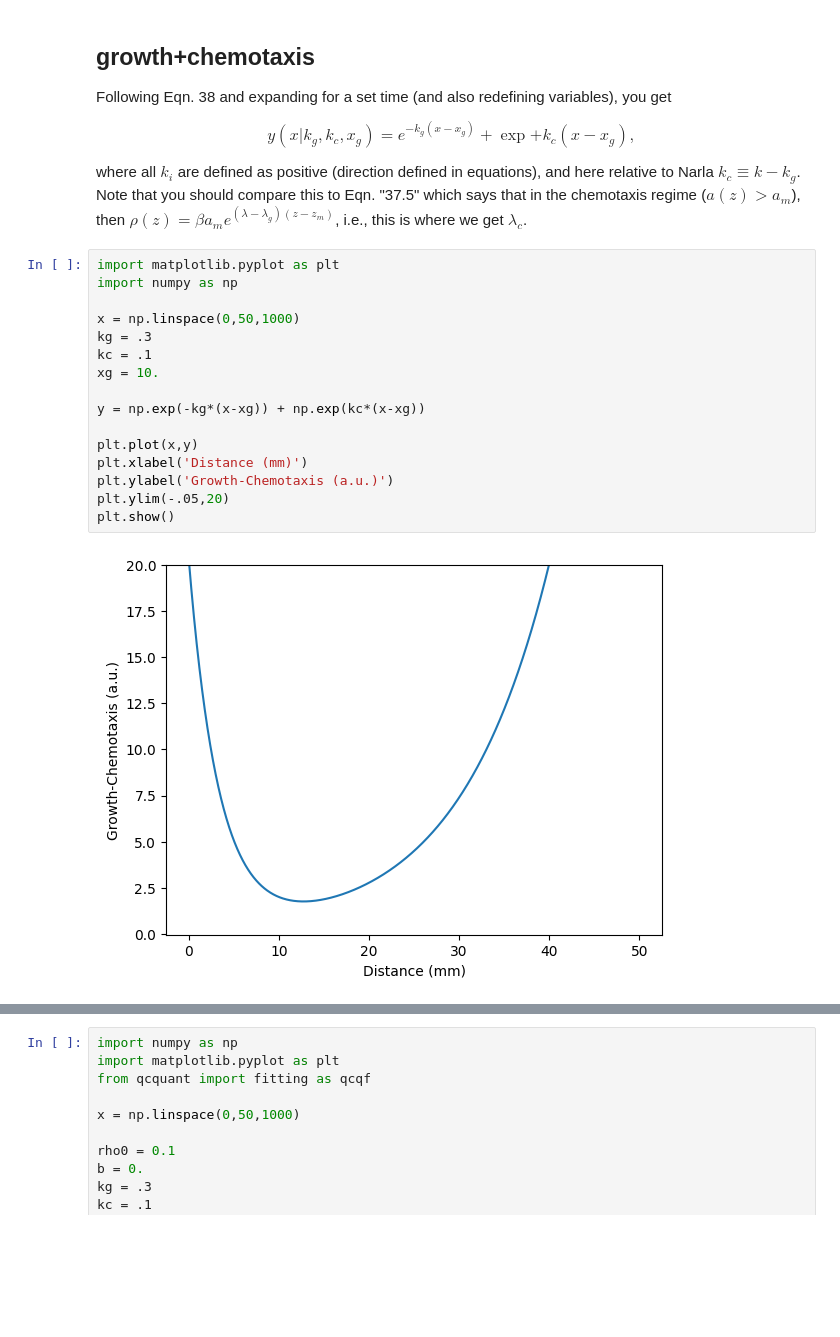
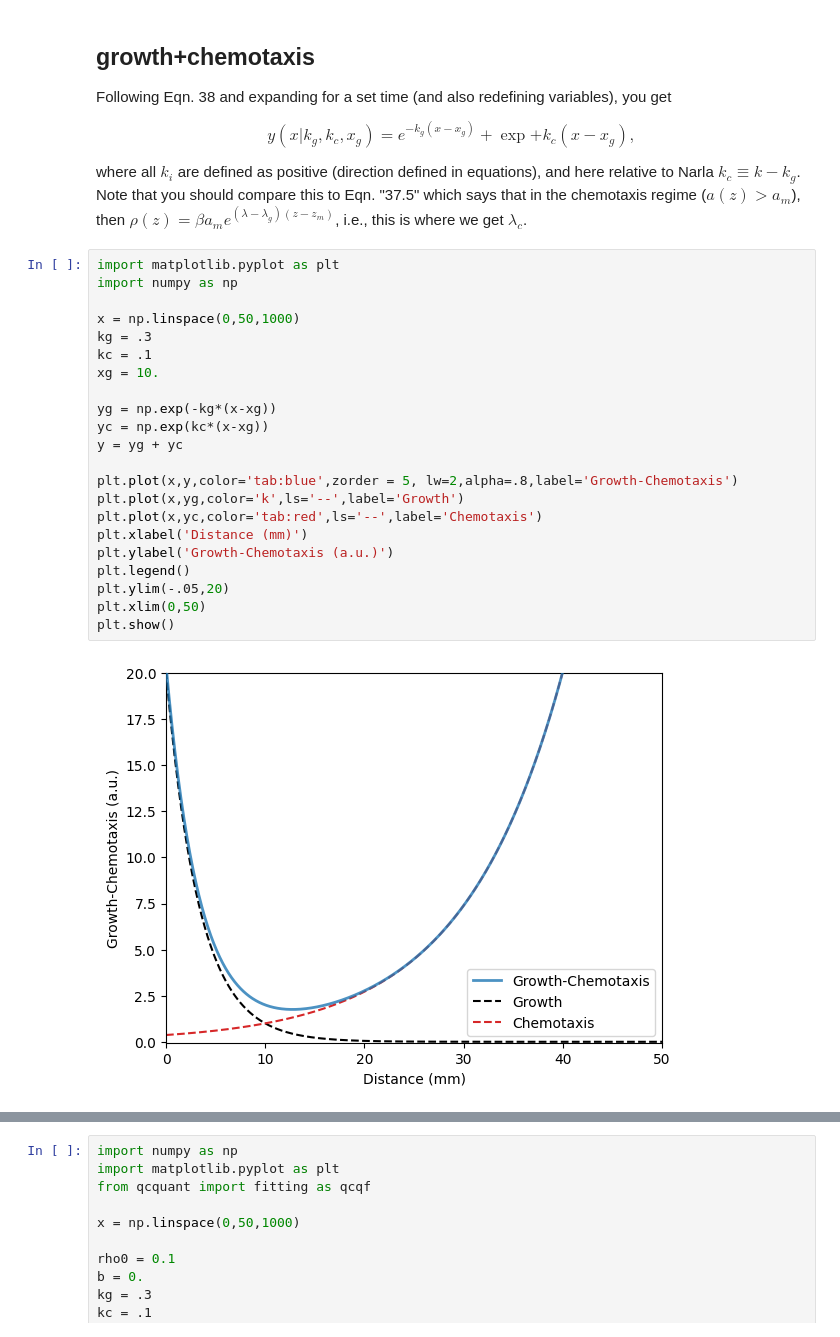
Before and after one commit to ckinzthompson/qcquant, a Jupyter notebook: math_thoughts.ipynb, the cells around one changed output, grey strips where cells are left out. Cells and saved outputs as stored; diff of their text form; blank space fills up the shorter version.

```diff
--- a/math_thoughts.ipynb
+++ b/math_thoughts.ipynb
@@ -78,21 +79,27 @@ where all $k_i$ are defined as positive (direction defined in equations), and he
 # %%
 import matplotlib.pyplot as plt
 import numpy as np
 
 x = np.linspace(0,50,1000)
 kg = .3
 kc = .1
 xg = 10.
 
-y = np.exp(-kg*(x-xg)) + np.exp(kc*(x-xg))
+yg = np.exp(-kg*(x-xg))
+yc = np.exp(kc*(x-xg))
+y = yg + yc
 
-plt.plot(x,y)
+plt.plot(x,y,color='tab:blue',zorder = 5, lw=2,alpha=.8,label='Growth-Chemotaxis')
+plt.plot(x,yg,color='k',ls='--',label='Growth')
+plt.plot(x,yc,color='tab:red',ls='--',label='Chemotaxis')
 plt.xlabel('Distance (mm)')
 plt.ylabel('Growth-Chemotaxis (a.u.)')
+plt.legend()
 plt.ylim(-.05,20)
+plt.xlim(0,50)
 plt.show()
 # %% [output]
-[figure, old version]
+[figure, new version]
 # %% [markdown]
 ## Growth-chemotaxis modulated by a logistic diffusion envelope
 Combine these, we modulate the growth-chemotaxis form by multiplying it with the logistic diffusion envelope. We then ensure that this is normalized, so that a scaling ($\rho_0$) and offset ($b$) parameter can be used to describe the number of cells and the background scattering, respectively. This yields:
```
Also changed, not shown: parts of 2 cells of this notebook, 2 other files.
